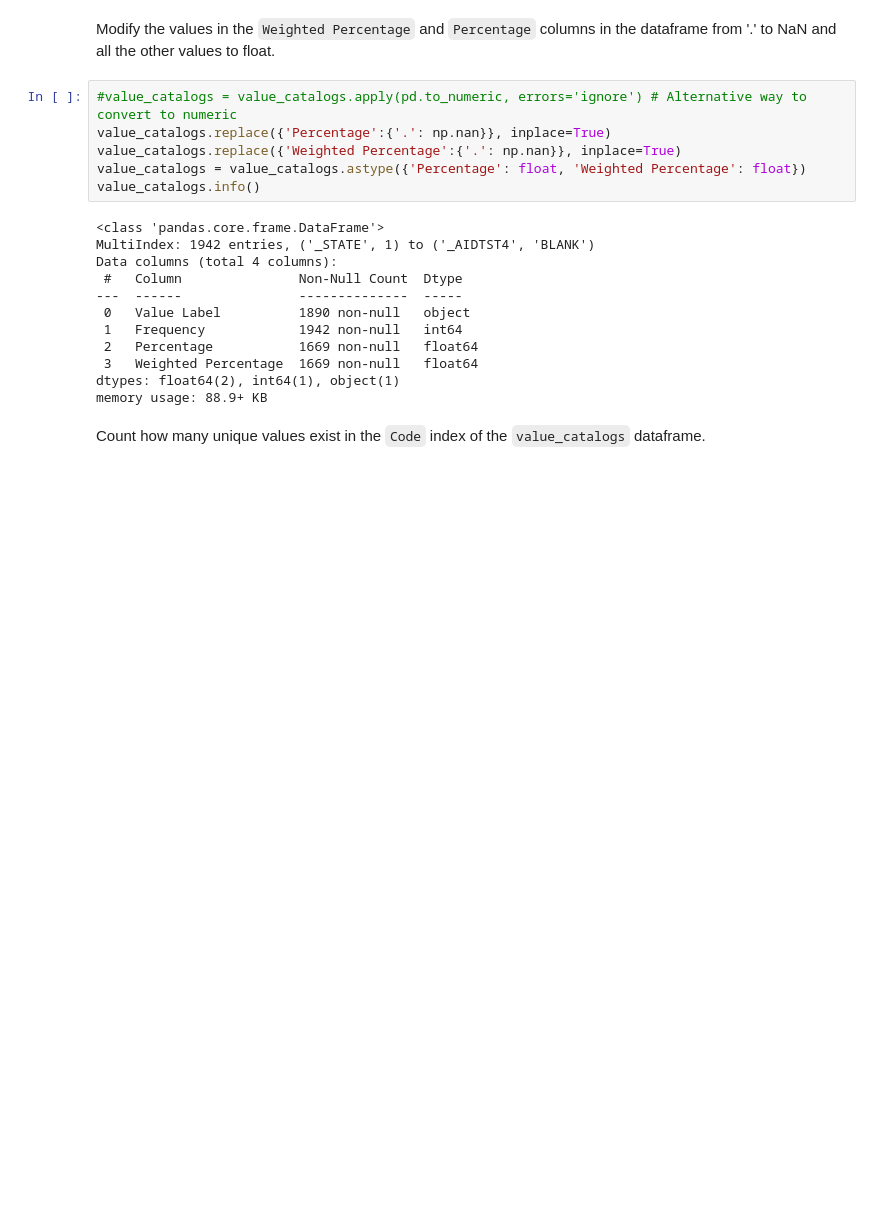
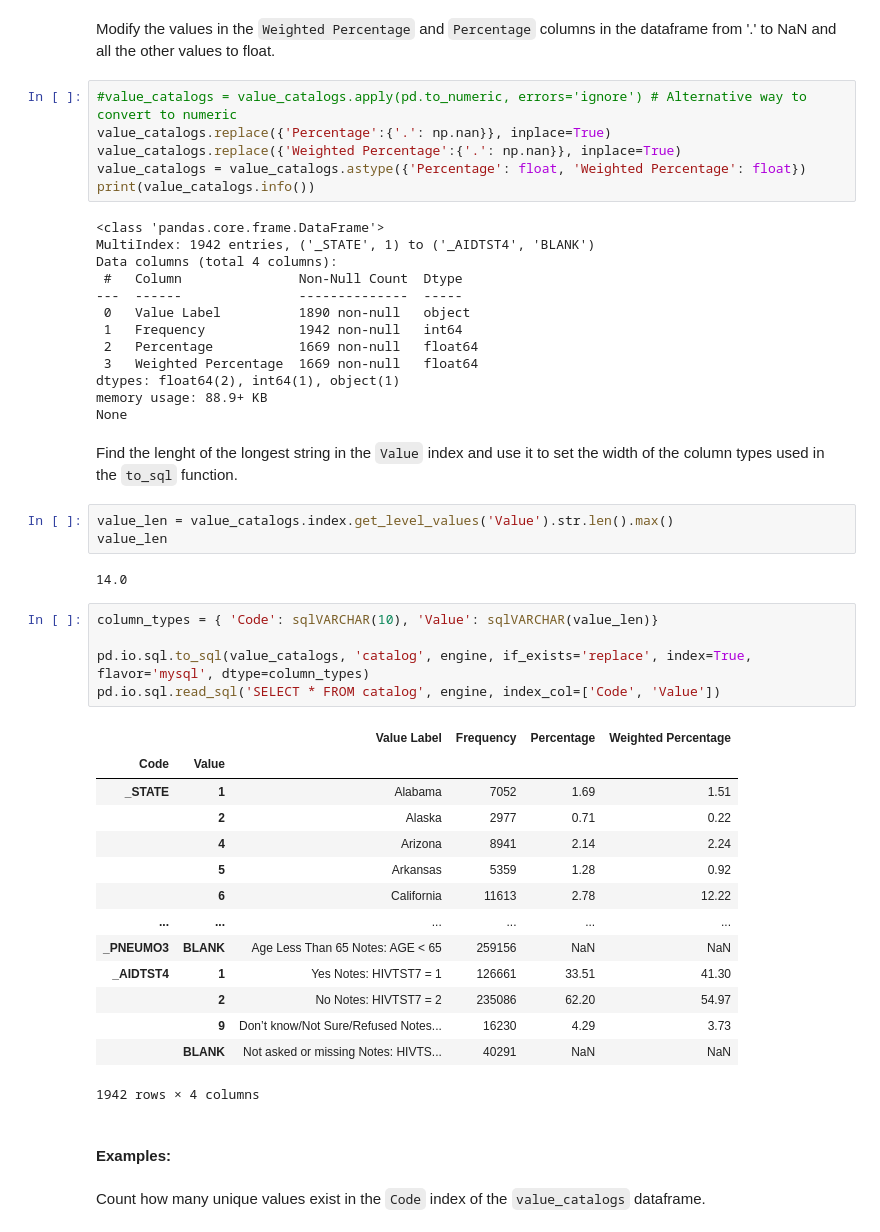
Before and after one commit to bedu-dsc2-Aether/curly-doodle, a Jupyter notebook: dataCleaning/codebook.ipynb, the cells around one changed output. Drawn from its saved outputs; the diff is of its cells as text; blank space fills up the shorter version.

```diff
--- a/dataCleaning/codebook.ipynb
+++ b/dataCleaning/codebook.ipynb
@@ -78,7 +172,7 @@ Modify the values in the `Weighted Percentage` and `Percentage` columns in the d
 value_catalogs.replace({'Percentage':{'.': np.nan}}, inplace=True)
 value_catalogs.replace({'Weighted Percentage':{'.': np.nan}}, inplace=True)
 value_catalogs = value_catalogs.astype({'Percentage': float, 'Weighted Percentage': float})
-value_catalogs.info()
+print(value_catalogs.info())
 # %% [output]
 <class 'pandas.core.frame.DataFrame'>
 MultiIndex: 1942 entries, ('_STATE', 1) to ('_AIDTST4', 'BLANK')
@@ -91,6 +185,36 @@ Data columns (total 4 columns):
  3   Weighted Percentage  1669 non-null   float64
 dtypes: float64(2), int64(1), object(1)
 memory usage: 88.9+ KB
+None
+# %% [markdown]
+Find the lenght of the longest string in the `Value` index and use it to set the width of the column types used in the `to_sql` function.
+# %%
+value_len = value_catalogs.index.get_level_values('Value').str.len().max()
+value_len
+# %% [output]
+14.0
+# %%
+column_types = { 'Code': sqlVARCHAR(10), 'Value': sqlVARCHAR(value_len)}
+
+pd.io.sql.to_sql(value_catalogs, 'catalog', engine, if_exists='replace', index=True, flavor='mysql', dtype=column_types)
+pd.io.sql.read_sql('SELECT * FROM catalog', engine, index_col=['Code', 'Value'])
+# %% [output]
+|  |  | Value Label | Frequency | Percentage | Weighted Percentage |
+| Code | Value |  |  |  |  |
+| _STATE | 1 | Alabama | 7052 | 1.69 | 1.51 |
+|  | 2 | Alaska | 2977 | 0.71 | 0.22 |
+|  | 4 | Arizona | 8941 | 2.14 | 2.24 |
+|  | 5 | Arkansas | 5359 | 1.28 | 0.92 |
+|  | 6 | California | 11613 | 2.78 | 12.22 |
+| ... | ... | ... | ... | ... | ... |
+| _PNEUMO3 | BLANK | Age Less Than 65 Notes: AGE < 65 | 259156 | NaN | NaN |
+| _AIDTST4 | 1 | Yes Notes: HIVTST7 = 1 | 126661 | 33.51 | 41.30 |
+|  | 2 | No Notes: HIVTST7 = 2 | 235086 | 62.20 | 54.97 |
+|  | 9 | Don’t know/Not Sure/Refused Notes... | 16230 | 4.29 | 3.73 |
+|  | BLANK | Not asked or missing Notes: HIVTS... | 40291 | NaN | NaN |
+1942 rows × 4 columns
+# %% [markdown]
+#### Examples:
 # %% [markdown]
 Count how many unique values exist in the `Code` index of the `value_catalogs` dataframe.
 # %%
```
Also changed, not shown: parts of 20 cells of this notebook.
